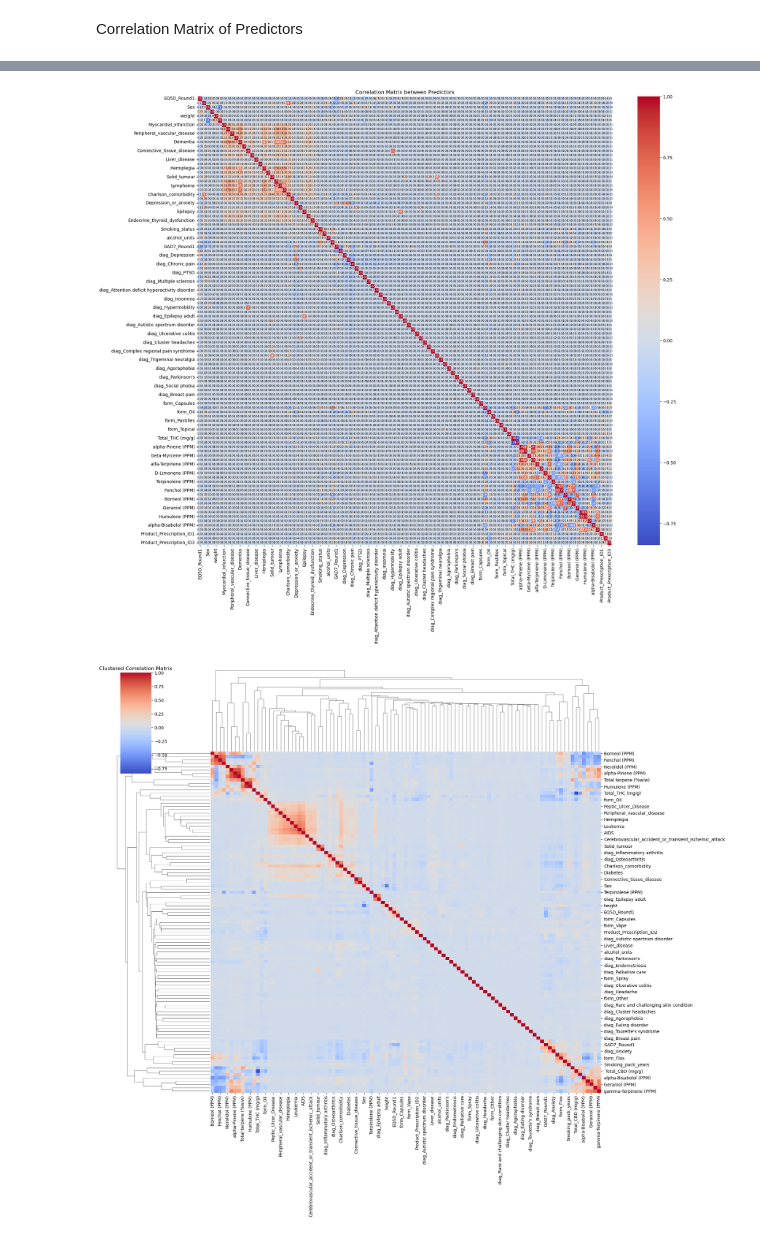
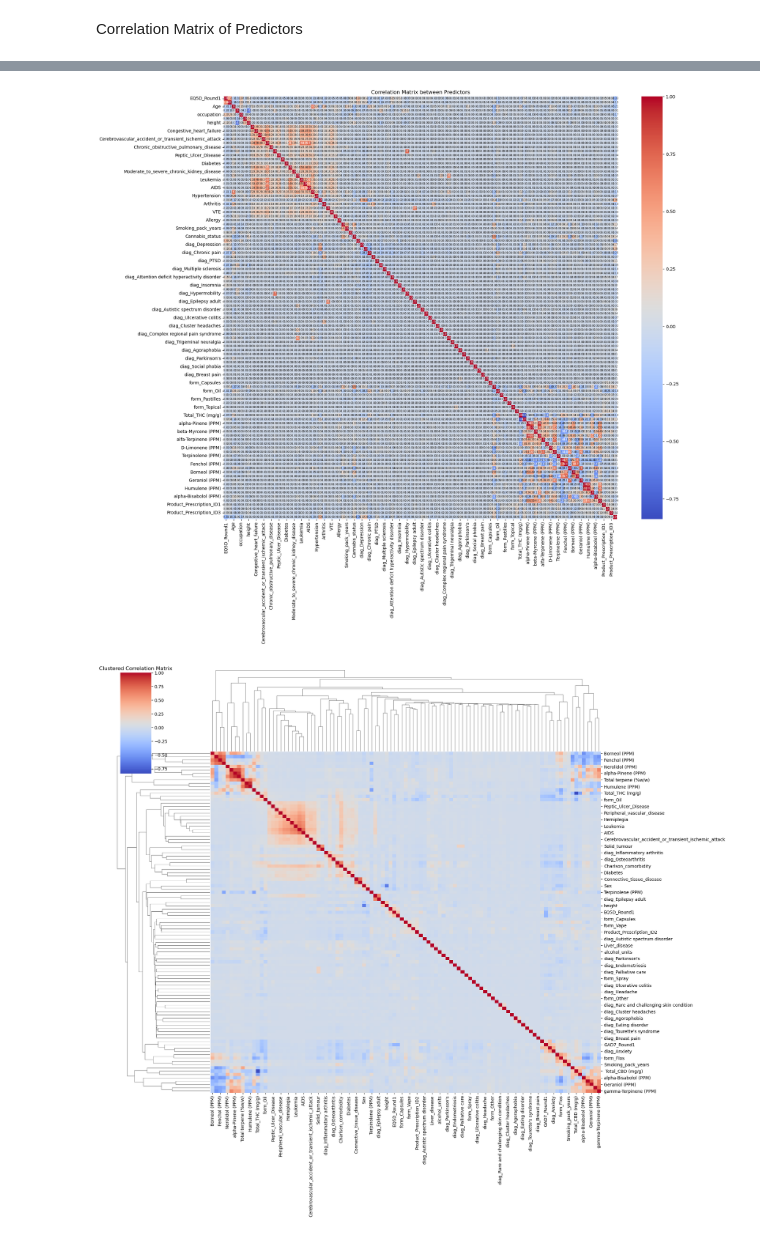
Before and after one commit to aabbylam/hda-project, a Jupyter notebook: rq1/scores_analysis.ipynb, the cells around one changed output, grey strips where cells are left out. Cells and saved outputs as stored; diff of their text form; code cells hidden in the pictures.

Commit message:
round 3

```diff
--- a/rq1/scores_analysis.ipynb
+++ b/rq1/scores_analysis.ipynb
@@ -61,32 +71,42 @@ eq5d.columns.tolist()
 # %%
-# Remove follow up scores
-eq5d_predictors = eq5d.drop(columns=['SID',
- 'EQ5D_Round2',
- 'EQ5D_Round3',
+eq5d_predictors = gad7.drop(columns=['SID','GAD7_Round2','GAD7_Round3',
+ 'GAD7_Round4',
+ 'GAD7_Round5',
+ 'GAD7_Round6',
+ 'GAD7_Round7',
+ 'GAD7_Round8',
+ 'GAD7_Round9',
+ 'GAD7_Round10',
+ 'GAD7_Round11',
+ 'GAD7_Round12',
+ 'GAD7_Round13',
+  'EQ5D_Round3',
  'EQ5D_Round4',
  'EQ5D_Round5',
- 'EQ5D_Round6'])
+ 'EQ5D_Round6',
+ 'GAD7_Round1_x'])
+
 
 # Calculate correlation matrix between predictors
 eq5d_corr_matrix = eq5d_predictors.corr()
 
 plt.figure(figsize=(20, 18))
 
 sns.heatmap(
     eq5d_corr_matrix,
     annot=True,
     cmap='coolwarm',
     fmt=".2f",
     annot_kws={"size": 6}
 )
 
 plt.xticks(rotation=90)
 plt.yticks(rotation=0)
 plt.title('Correlation Matrix between Predictors')
 plt.tight_layout()
 plt.show()
 # %% [output]
-[figure, old version]
+[figure, new version]
 # %%
 sns.clustermap(
     eq5d_corr_matrix,
```
Also changed, not shown: parts of 15 cells of this notebook, 1 other file.
